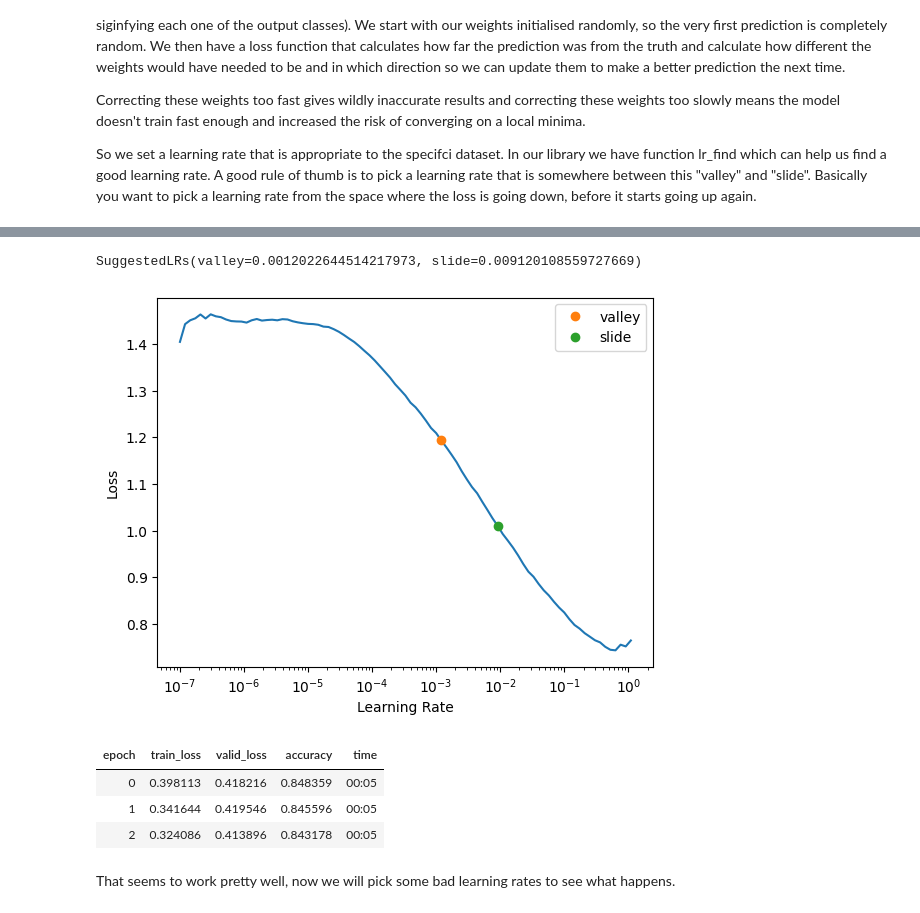
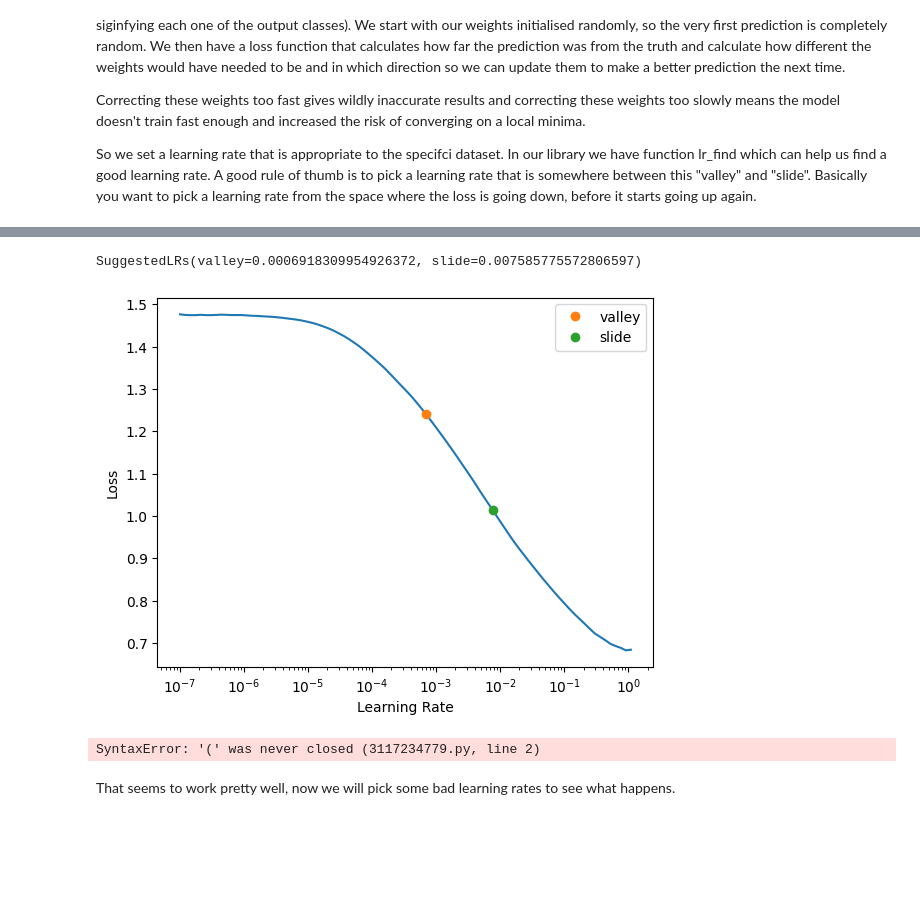
Before and after one commit to carlvh-wimmy/ahri_practicals, a Jupyter notebook: verbal_autopsy_nn/neural_net.ipynb, the cells around one changed output, grey strips where cells are left out. Drawn from its saved outputs; the diff is of its cells as text; code cells hidden in the pictures; blank space fills up the shorter version.

Commit message:
Edit vision learner graphing

```diff
--- a/verbal_autopsy_nn/neural_net.ipynb
+++ b/verbal_autopsy_nn/neural_net.ipynb
@@ -54,0 +58,8 @@ df = pd.merge(deaths_df, verbal_autopsy_df, on='ID', how='inner')
+# %%
+def precision(inp, targ):
+    preds = inp.argmax(dim=1)
+    return precision_score(targ, preds, average='weighted', zero_division=0)
+
+def recall(inp, targ):
+    preds = inp.argmax(dim=1)
+    return recall_score(targ, preds, average='weighted', zero_division=0)
@@ -319,21 +426,19 @@ Correcting these weights too fast gives wildly inaccurate results and correcting
 
 So we set a learning rate that is appropriate to the specifci dataset. In our library we have function lr_find which can help us find a good learning rate. A good rule of thumb is to pick a learning rate that is somewhere between this "valley" and "slide". Basically you want to pick a learning rate from the space where the loss is going down, before it starts going up again.
 # %%
-learn = tabular_learner(dls, metrics=[accuracy])
+learn = tabular_learner(dls, metrics=[accuracy, precision, recall])
 learn.lr_find(suggest_funcs=[valley, slide])
 # %% [output]
 [interactive output not drawn]
-SuggestedLRs(valley=0.0012022644514217973, slide=0.009120108559727669)
+SuggestedLRs(valley=0.0006918309954926372, slide=0.007585775572806597)
-[figure, old version]
+[figure, new version]
 # %%
 dls = to.dataloaders(bs=256)
-learn = tabular_learner(dls, metrics=[accuracy])
+learn = tabular_learner(dls, metrics=[accuracy, precision, recall]
 learn.fit(3, lr=0.05)
+plot_metrics(learn)
 # %% [output]
-| epoch | train_loss | valid_loss | accuracy | time |
-| 0 | 0.398113 | 0.418216 | 0.848359 | 00:05 |
-| 1 | 0.341644 | 0.419546 | 0.845596 | 00:05 |
-| 2 | 0.324086 | 0.413896 | 0.843178 | 00:05 |
+SyntaxError: '(' was never closed (3117234779.py, line 2)
 # %% [markdown]
 That seems to work pretty well, now we will pick some bad learning rates to see what happens.
 # %%
```
Also changed, not shown: parts of 23 cells of this notebook, 1 other file.
